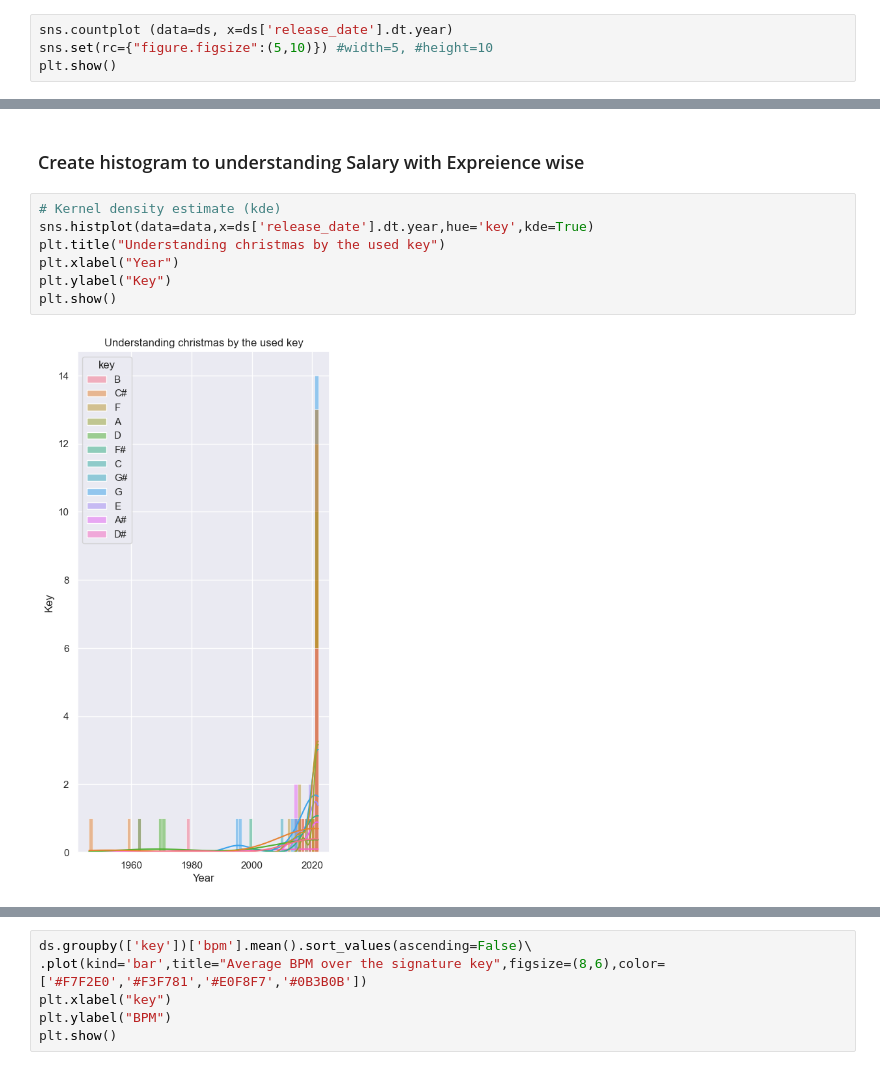
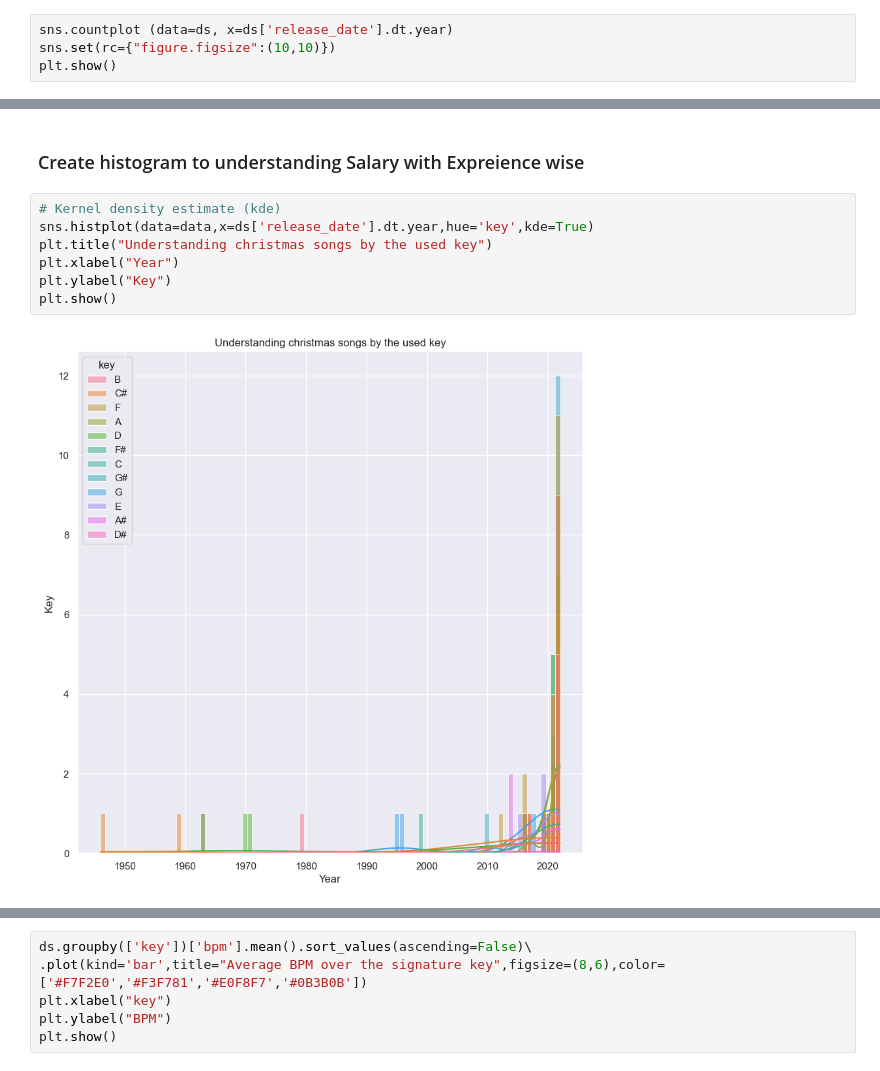
Before and after one commit to ToshiroHJJZ/DS_Final_Project, a Jupyter notebook: Final_Project.ipynb, the cells around one changed output, grey strips where cells are left out. Saved outputs shown, nothing was run; the diff lists cells and outputs as text.

```diff
--- a/Final_Project.ipynb
+++ b/Final_Project.ipynb
@@ -216,6 +216,6 @@ release_date
 Name: count, dtype: int64
 # %%
 sns.countplot (data=ds, x=ds['release_date'].dt.year)
-sns.set(rc={"figure.figsize":(5,10)}) #width=5, #height=10
+sns.set(rc={"figure.figsize":(10,10)})
 plt.show()
 # %% [output]
@@ -354,12 +354,12 @@ plt.show()
 # %%
 # Kernel density estimate (kde)
 sns.histplot(data=data,x=ds['release_date'].dt.year,hue='key',kde=True)
-plt.title("Understanding christmas by the used key")
+plt.title("Understanding christmas songs by the used key")
 plt.xlabel("Year")
 plt.ylabel("Key")
 plt.show()
 # %% [output]
-[figure, old version]
+[figure, new version]
 # %%
 # Kernel density estimate (kde)
 sns.histplot(data=data,x=ds['release_date'].dt.year,hue='mode',kde=True)
```
Also changed, not shown: parts of 39 cells of this notebook.
